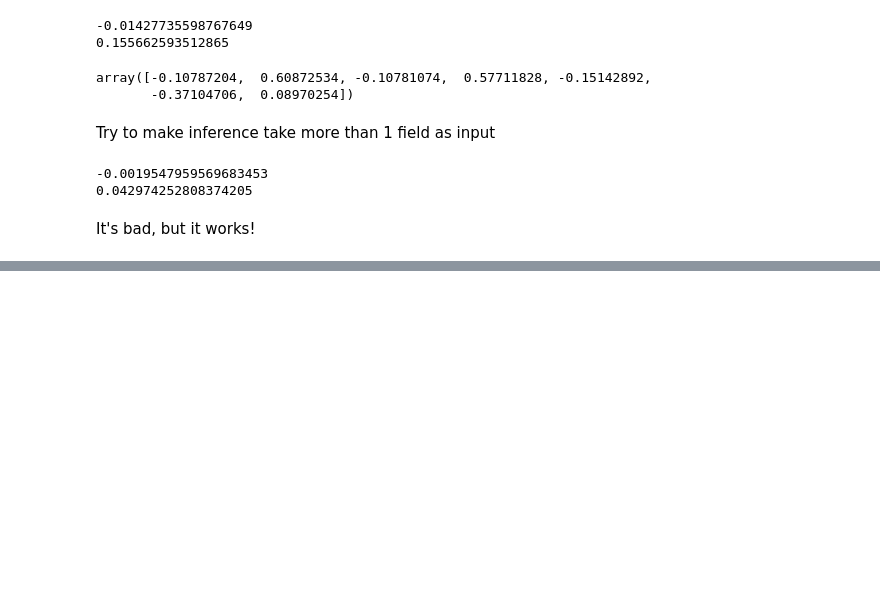
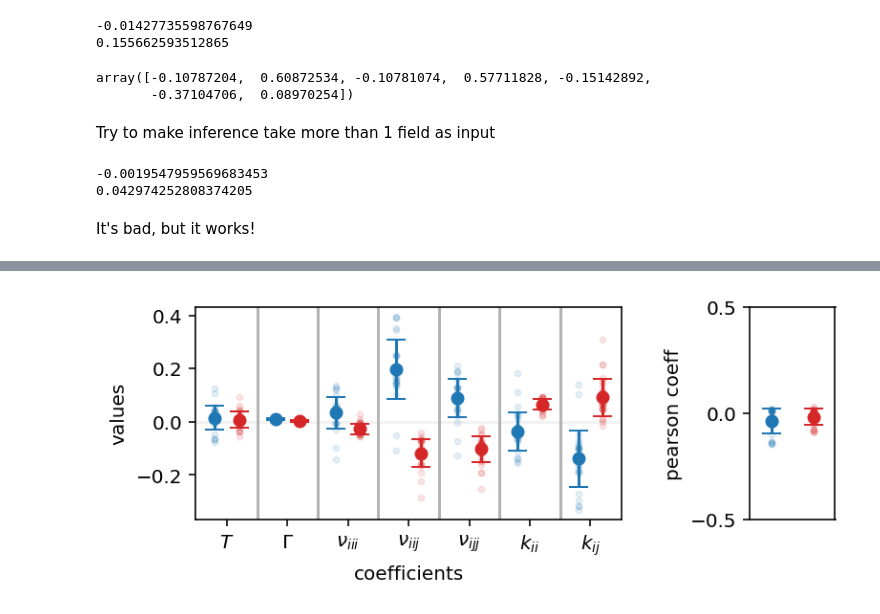
Before and after one commit to dsseara/sociohydro, a Jupyter notebook: inference/inference_test.ipynb, the cells around one changed output, grey strips where cells are left out. Drawn from its saved outputs; the diff is of its cells as text; code cells hidden in the pictures; blank space fills up the shorter version.

Commit message:
did inference on ACS data

```diff
--- a/inference/inference_test.ipynb
+++ b/inference/inference_test.ipynb
@@ -228,0 +232,3 @@ It's bad, but it works!
+# %%
+datafolder = "/project/vitelli/dsseara/schelling/data/yearly/raw/gridded"
+datafiles = sorted(glob(os.path.join(datafolder, "*hdf5")))
@@ -228,0 +302,4 @@ It's bad, but it works!
+# %%
+inferer = SociohydroInfer2D(ϕWs, ϕBs,
+                            xs, ys, ts,
+                            t_dim = 0)
@@ -228,0 +331,38 @@ It's bad, but it works!
+# %%
+fig, ax = plt.subplots(dpi=144, figsize=(4,2))
+
+for demo_code, color, offset in zip(["W", "B"], ["C0", "C3"], [-0.2, +0.2]):
+    demo_df = coef_df.loc[coef_df["demo"]==demo_code][["val", "name"]]
+    xvals = pd.Categorical(demo_df.name).codes+offset
+
+    ax.plot(xvals, demo_df.val, ".", color=color, alpha=0.1)
+    ax.errorbar(np.arange(7)+offset,
+                demo_df.groupby("name").mean().reset_index().val.values,
+                yerr=demo_df.groupby("name").std().reset_index().val.values,
+                fmt="o", color=color, capsize=5)
+
+
+ax.set(xticks=range(7), xticklabels=pd.Categorical(coef_df.name).categories.values,
+       ylabel="values", xlabel="coefficients");
+for n in range(1, len(coef_df.name.unique())):
+    ax.axvline(n - 0.5, color="0.7")
+
+ax.axhline(0, color="0.95", zorder=-1)
+
+
+axp = ax.inset_axes([1.3, 0, 0.2, 1])
+axp.plot([0] * len(pWs), pWs, "C0.", alpha=0.1)
+axp.errorbar([0], np.mean(pWs), yerr=np.std(pWs),
+             fmt="o", color="C0", capsize=5)
+axp.plot([1] * len(pBs), pBs, "C3.", alpha=0.1)
+axp.errorbar([1], np.mean(pBs), yerr=np.std(pBs),
+             fmt="o", color="C3", capsize=5)
+axp.set(xlim=[-0.5, 1.5], xticks=[],
+        ylim=[-0.5, 0.5], yticks=[-0.5, 0, 0.5],
+        ylabel="pearson coeff")
+
+savefolder = "/project/vitelli/dsseara/schelling/data/2024-06-05_inference/"
+fig.savefig(os.path.join(savefolder, f"2024-06-24_coefficients_allFeatures_trainPct{train_pct}_sigma{σ}.pdf"),
+           bbox_inches="tight")
+# %% [output]
+[figure, added]
```
Also changed, not shown: parts of 6 cells of this notebook.
